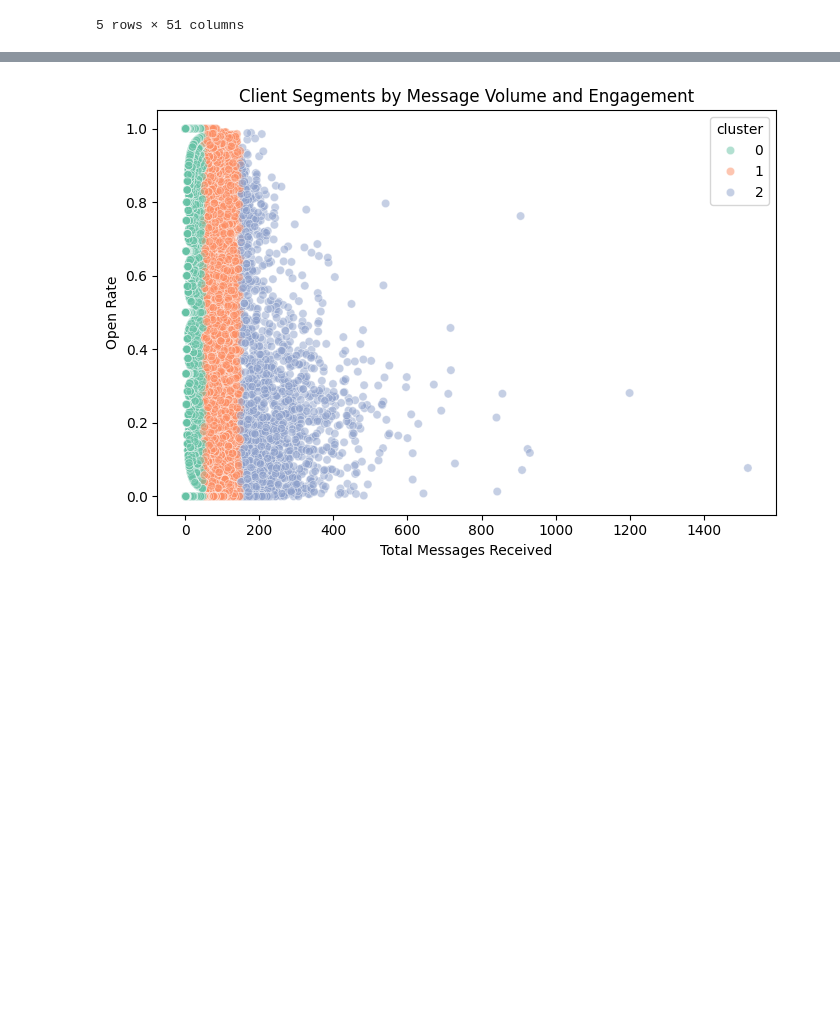
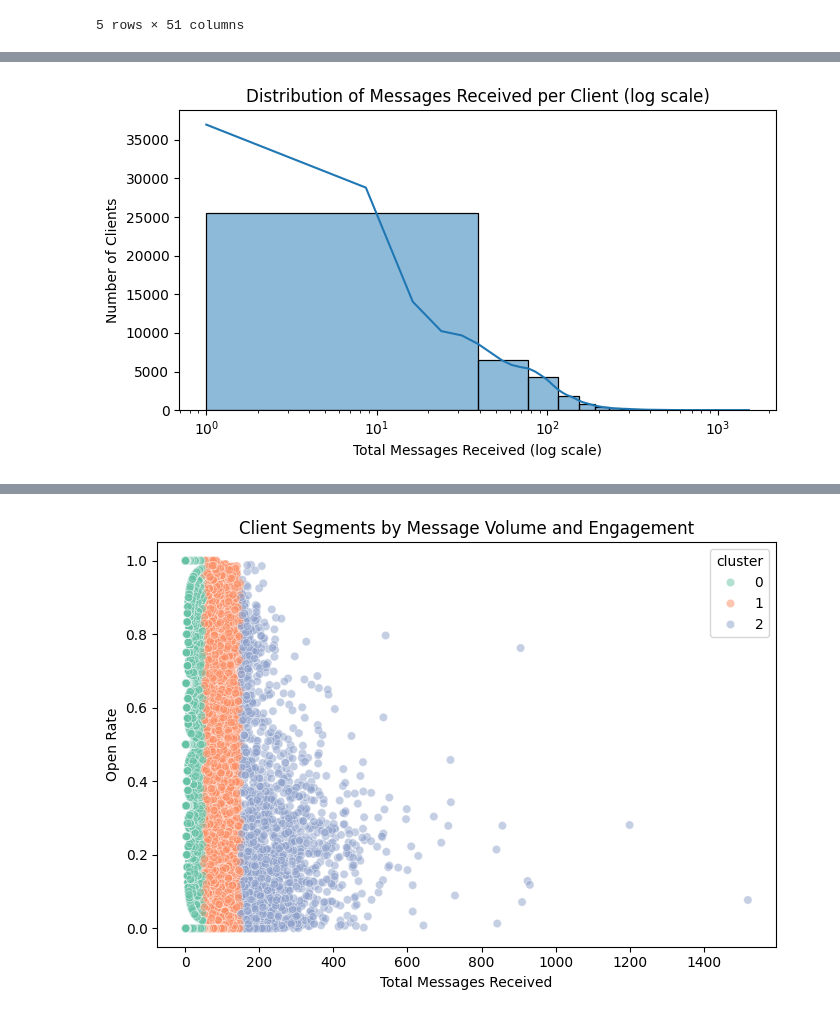
Before and after one commit to NikolozDarsalia/message-campaign-engagement-analysis, a Jupyter notebook: client_level_analysis.ipynb, the cells around one changed output, grey strips where cells are left out. Cells and saved outputs as stored; diff of their text form; code cells hidden in the pictures; blank space fills up the shorter version.

```diff
--- a/client_level_analysis.ipynb
+++ b/client_level_analysis.ipynb
@@ -108,0 +150,12 @@ plt.show()
+# %%
+# Histogram: number of messages per client (log scale)
+plt.figure(figsize=(7,4))
+sns.histplot(client_df['n_messages'], bins=40, kde=True)
+plt.xscale('log')   # use log scale
+plt.title("Distribution of Messages Received per Client (log scale)")
+plt.xlabel("Total Messages Received (log scale)")
+plt.ylabel("Number of Clients")
+plt.tight_layout()
+plt.show()
+# %% [output]
+[figure, added]
```
Also changed, not shown: parts of 16 cells of this notebook.
